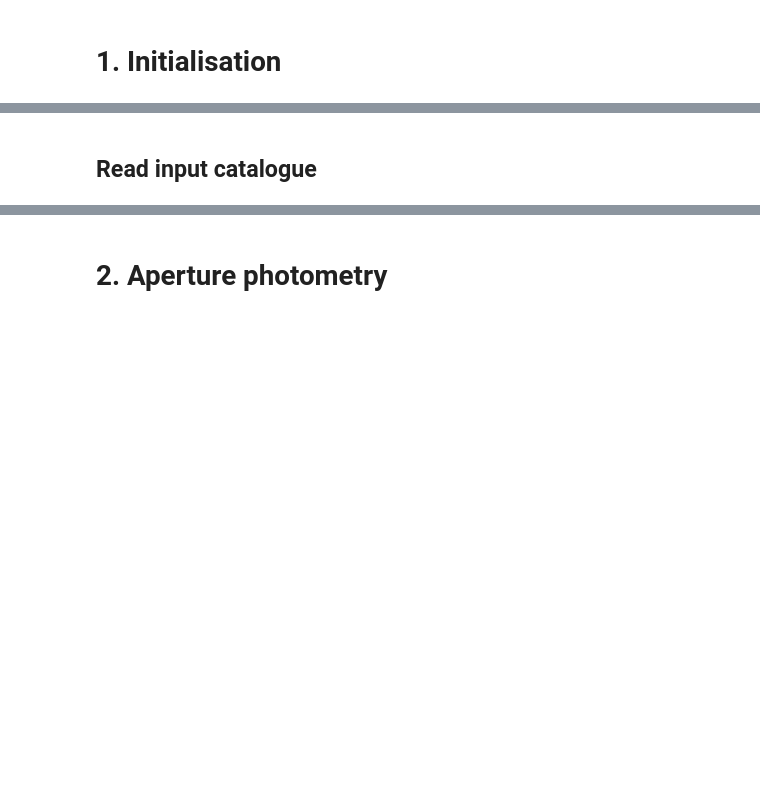
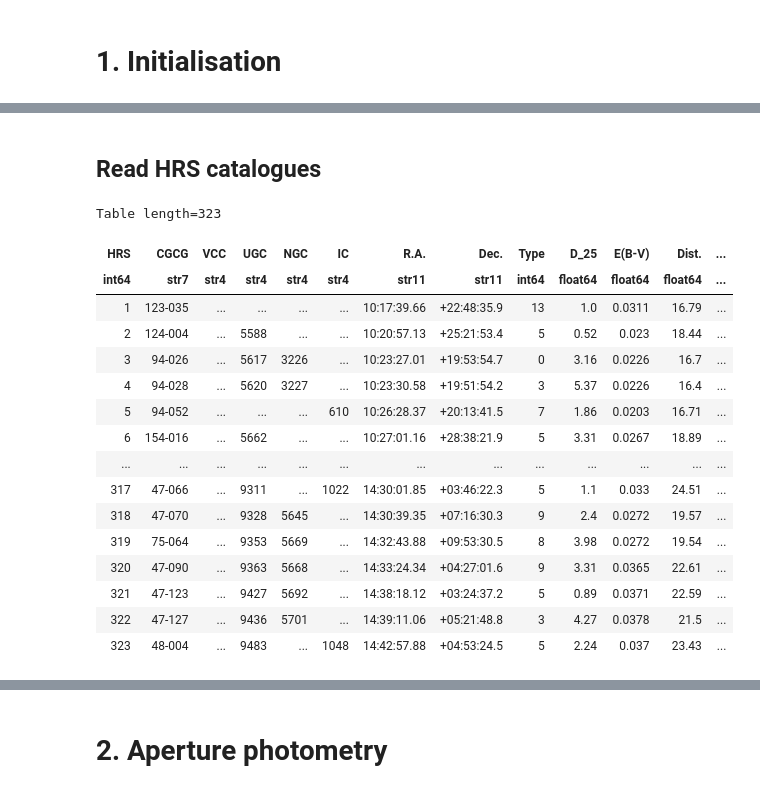
Before and after one commit to paranoya/astrobrowser, a Jupyter notebook: HRS.ipynb, the cells around one changed output, grey strips where cells are left out. Drawn from its saved outputs; the diff is of its cells as text; code cells hidden in the pictures; blank space fills up the shorter version.

```diff
--- a/HRS.ipynb
+++ b/HRS.ipynb
@@ -21,2 +51,25 @@ import importlib
 # %% [markdown]
-## Read input catalogue
+## Read HRS catalogues
+# %%
+HRS_optical_UV_catalogue = Table.read(os.path.join('HRS', 'optical_UV_cortese_2012', 'table1.dat'), format='ascii.commented_header')
+HRS_optical_UV_photometry = Table.read(os.path.join('HRS', 'optical_UV_cortese_2012', 'table2.dat'), format='ascii.commented_header')
+# %%
+HRS_optical_UV_catalogue
+# %% [output]
+Table length=323
+| HRS | CGCG | VCC | UGC | NGC | IC | R.A. | Dec. | Type | D_25 | E(B-V) | Dist. | ... |
+| int64 | str7 | str4 | str4 | str4 | str4 | str11 | str11 | int64 | float64 | float64 | float64 | ... |
+| 1 | 123-035 | ... | ... | ... | ... | 10:17:39.66 | +22:48:35.9 | 13 | 1.0 | 0.0311 | 16.79 | ... |
+| 2 | 124-004 | ... | 5588 | ... | ... | 10:20:57.13 | +25:21:53.4 | 5 | 0.52 | 0.023 | 18.44 | ... |
+| 3 | 94-026 | ... | 5617 | 3226 | ... | 10:23:27.01 | +19:53:54.7 | 0 | 3.16 | 0.0226 | 16.7 | ... |
+| 4 | 94-028 | ... | 5620 | 3227 | ... | 10:23:30.58 | +19:51:54.2 | 3 | 5.37 | 0.0226 | 16.4 | ... |
+| 5 | 94-052 | ... | ... | ... | 610 | 10:26:28.37 | +20:13:41.5 | 7 | 1.86 | 0.0203 | 16.71 | ... |
+| 6 | 154-016 | ... | 5662 | ... | ... | 10:27:01.16 | +28:38:21.9 | 5 | 3.31 | 0.0267 | 18.89 | ... |
+| ... | ... | ... | ... | ... | ... | ... | ... | ... | ... | ... | ... | ... |
+| 317 | 47-066 | ... | 9311 | ... | 1022 | 14:30:01.85 | +03:46:22.3 | 5 | 1.1 | 0.033 | 24.51 | ... |
+| 318 | 47-070 | ... | 9328 | 5645 | ... | 14:30:39.35 | +07:16:30.3 | 9 | 2.4 | 0.0272 | 19.57 | ... |
+| 319 | 75-064 | ... | 9353 | 5669 | ... | 14:32:43.88 | +09:53:30.5 | 8 | 3.98 | 0.0272 | 19.54 | ... |
+| 320 | 47-090 | ... | 9363 | 5668 | ... | 14:33:24.34 | +04:27:01.6 | 9 | 3.31 | 0.0365 | 22.61 | ... |
+| 321 | 47-123 | ... | 9427 | 5692 | ... | 14:38:18.12 | +03:24:37.2 | 5 | 0.89 | 0.0371 | 22.59 | ... |
+| 322 | 47-127 | ... | 9436 | 5701 | ... | 14:39:11.06 | +05:21:48.8 | 3 | 4.27 | 0.0378 | 21.5 | ... |
+| 323 | 48-004 | ... | 9483 | ... | 1048 | 14:42:57.88 | +04:53:24.5 | 5 | 2.24 | 0.037 | 23.43 | ... |
```
Also changed, not shown: parts of 43 cells of this notebook, 1 other file.
